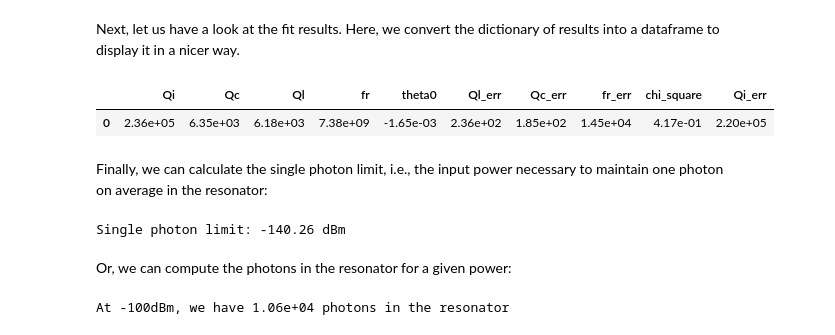
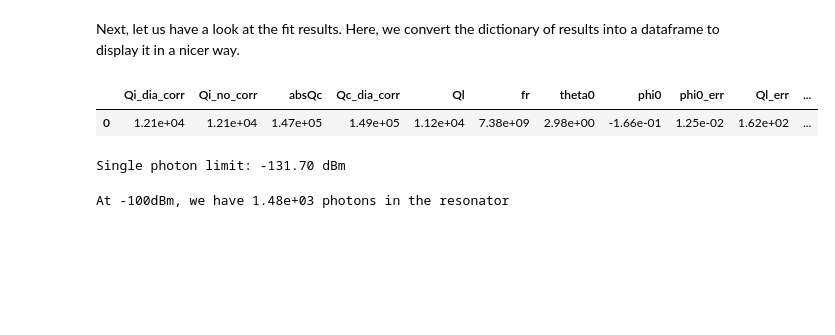
Before and after one commit to c12qe/rf-analysis-tools, a Jupyter notebook: notebook/pandas_circlefit_testv1.ipynb, the cells around one changed output. Drawn from its saved outputs; the diff is of its cells as text; code cells hidden in the pictures; blank space fills up the shorter version.

```diff
--- a/notebook/pandas_circlefit_testv1.ipynb
+++ b/notebook/pandas_circlefit_testv1.ipynb
@@ -91,0 +128,6 @@ port2.plotall()
+# %%
+port3 = circuit.notch_port(
+    f_data=peak1["pna_frequency_axis"],
+    z_data_raw=peak1["pna_tr1_linear_magnitude"]
+    * np.exp(1j * np.pi * peak1["pna_tr1_unwrapped_phase"] / 180),
+)
@@ -92,22 +144,18 @@ port2.plotall()
 # %% [markdown]
 Next, let us have a look at the fit results. Here, we convert the dictionary of results into a dataframe to display it in a nicer way.
 # %%
-display(pd.DataFrame([port2.fitresults]).applymap(lambda x: "{0:.2e}".format(x)))
+display(pd.DataFrame([port3.fitresults]).applymap(lambda x: "{0:.2e}".format(x)))
 # %% [output]
-|  | Qi | Qc | Ql | fr | theta0 | Ql_err | Qc_err | fr_err | chi_square | Qi_err |
-| 0 | 2.36e+05 | 6.35e+03 | 6.18e+03 | 7.38e+09 | -1.65e-03 | 2.36e+02 | 1.85e+02 | 1.45e+04 | 4.17e-01 | 2.20e+05 |
+|  | Qi_dia_corr | Qi_no_corr | absQc | Qc_dia_corr | Ql | fr | theta0 | phi0 | phi0_err | Ql_err | ... |
+| 0 | 1.21e+04 | 1.21e+04 | 1.47e+05 | 1.49e+05 | 1.12e+04 | 7.38e+09 | 2.98e+00 | -1.66e-01 | 1.25e-02 | 1.62e+02 | ... |
-# %% [markdown]
-Finally, we can calculate the single photon limit, i.e., the input power necessary to maintain one photon on average in the resonator:
 # %%
-print("Single photon limit: %.2f dBm" % port2.get_single_photon_limit())
+print("Single photon limit: %.2f dBm" % port3.get_single_photon_limit())
 # %% [output]
-Single photon limit: -140.26 dBm
+Single photon limit: -131.70 dBm
-# %% [markdown]
-Or, we can compute the photons in the resonator for a given power:
 # %%
 print(
     "At -100dBm, we have %.2e photons in the resonator"
-    % port2.get_photons_in_resonator(-100)
+    % port3.get_photons_in_resonator(-100)
 )
 # %% [output]
-At -100dBm, we have 1.06e+04 photons in the resonator
+At -100dBm, we have 1.48e+03 photons in the resonator
```
Also changed, not shown: parts of 11 cells of this notebook.
